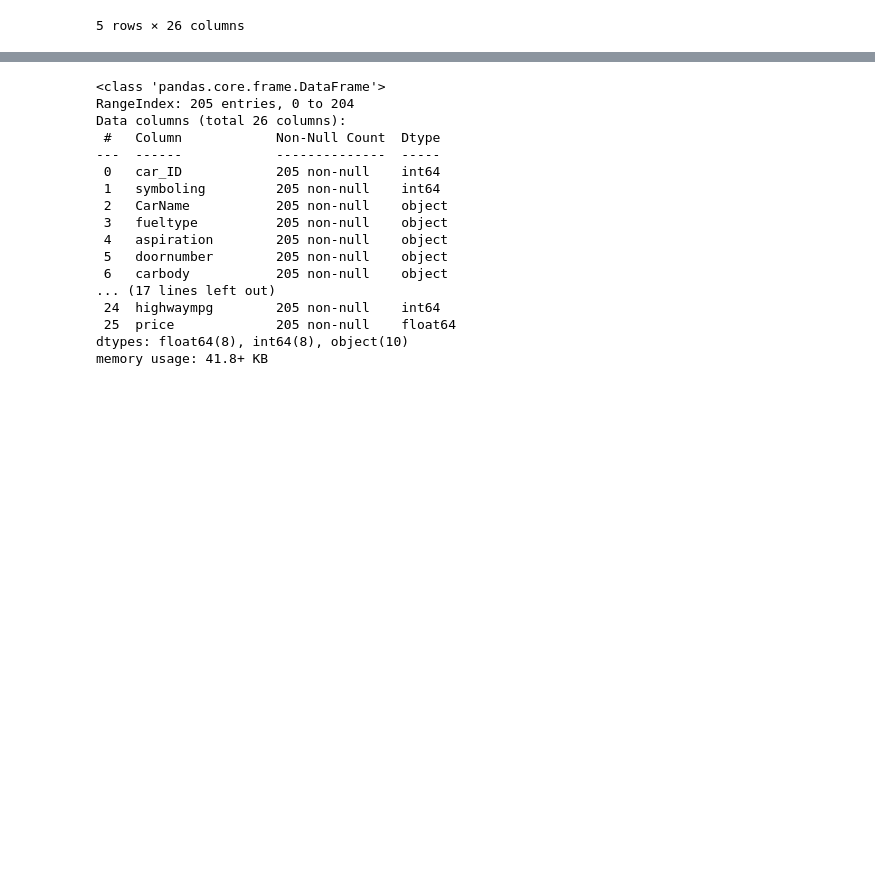
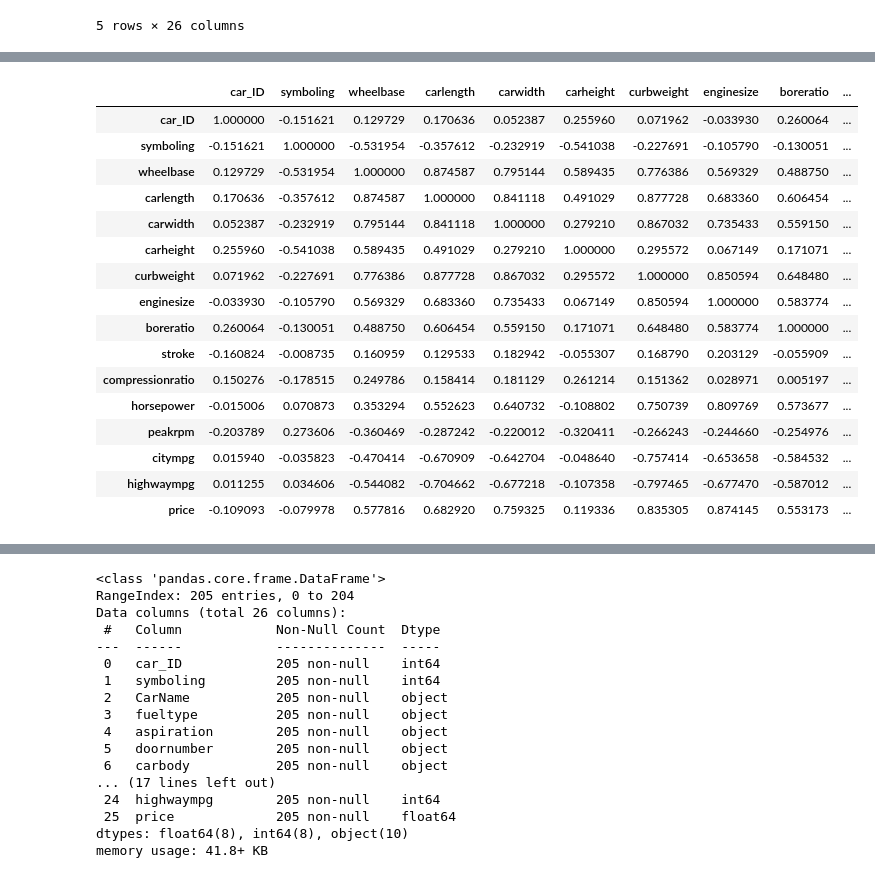
Before and after one commit to KamenDamov/Car-price-prediction, a Jupyter notebook: data_exp(round2).ipynb, the cells around one changed output, grey strips where cells are left out. Drawn from its saved outputs; the diff is of its cells as text; code cells hidden in the pictures; blank space fills up the shorter version.

```diff
--- a/data_exp(round2).ipynb
+++ b/data_exp(round2).ipynb
@@ -21,0 +32,20 @@ df.head()
+# %%
+df.corr()
+# %% [output]
+|  | car_ID | symboling | wheelbase | carlength | carwidth | carheight | curbweight | enginesize | boreratio | ... |
+| car_ID | 1.000000 | -0.151621 | 0.129729 | 0.170636 | 0.052387 | 0.255960 | 0.071962 | -0.033930 | 0.260064 | ... |
+| symboling | -0.151621 | 1.000000 | -0.531954 | -0.357612 | -0.232919 | -0.541038 | -0.227691 | -0.105790 | -0.130051 | ... |
+| wheelbase | 0.129729 | -0.531954 | 1.000000 | 0.874587 | 0.795144 | 0.589435 | 0.776386 | 0.569329 | 0.488750 | ... |
+| carlength | 0.170636 | -0.357612 | 0.874587 | 1.000000 | 0.841118 | 0.491029 | 0.877728 | 0.683360 | 0.606454 | ... |
+| carwidth | 0.052387 | -0.232919 | 0.795144 | 0.841118 | 1.000000 | 0.279210 | 0.867032 | 0.735433 | 0.559150 | ... |
+| carheight | 0.255960 | -0.541038 | 0.589435 | 0.491029 | 0.279210 | 1.000000 | 0.295572 | 0.067149 | 0.171071 | ... |
+| curbweight | 0.071962 | -0.227691 | 0.776386 | 0.877728 | 0.867032 | 0.295572 | 1.000000 | 0.850594 | 0.648480 | ... |
+| enginesize | -0.033930 | -0.105790 | 0.569329 | 0.683360 | 0.735433 | 0.067149 | 0.850594 | 1.000000 | 0.583774 | ... |
+| boreratio | 0.260064 | -0.130051 | 0.488750 | 0.606454 | 0.559150 | 0.171071 | 0.648480 | 0.583774 | 1.000000 | ... |
+| stroke | -0.160824 | -0.008735 | 0.160959 | 0.129533 | 0.182942 | -0.055307 | 0.168790 | 0.203129 | -0.055909 | ... |
+| compressionratio | 0.150276 | -0.178515 | 0.249786 | 0.158414 | 0.181129 | 0.261214 | 0.151362 | 0.028971 | 0.005197 | ... |
+| horsepower | -0.015006 | 0.070873 | 0.353294 | 0.552623 | 0.640732 | -0.108802 | 0.750739 | 0.809769 | 0.573677 | ... |
+| peakrpm | -0.203789 | 0.273606 | -0.360469 | -0.287242 | -0.220012 | -0.320411 | -0.266243 | -0.244660 | -0.254976 | ... |
+| citympg | 0.015940 | -0.035823 | -0.470414 | -0.670909 | -0.642704 | -0.048640 | -0.757414 | -0.653658 | -0.584532 | ... |
+| highwaympg | 0.011255 | 0.034606 | -0.544082 | -0.704662 | -0.677218 | -0.107358 | -0.797465 | -0.677470 | -0.587012 | ... |
+| price | -0.109093 | -0.079978 | 0.577816 | 0.682920 | 0.759325 | 0.119336 | 0.835305 | 0.874145 | 0.553173 | ... |
```
Also changed, not shown: parts of 7 cells of this notebook, 1 other file.
